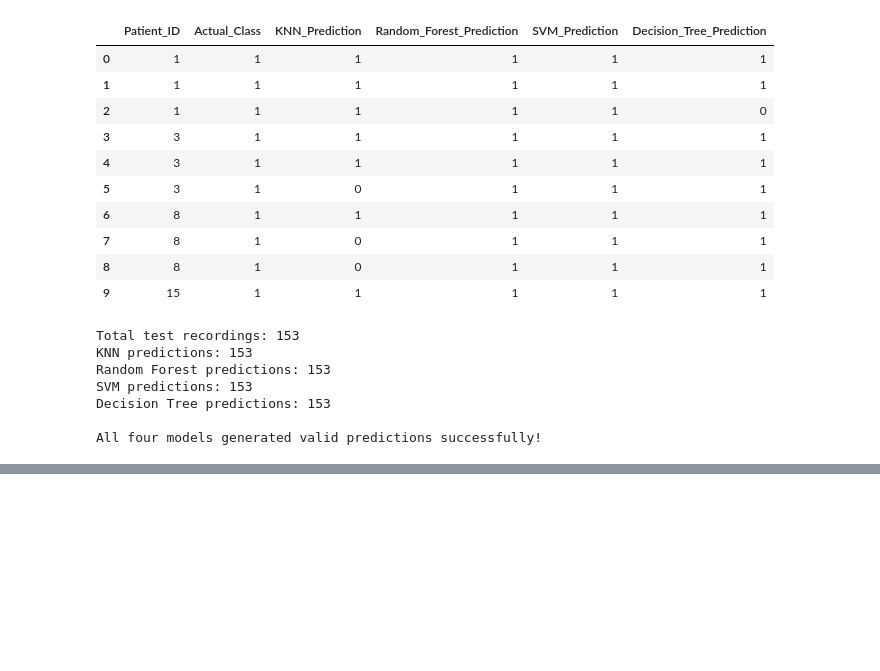
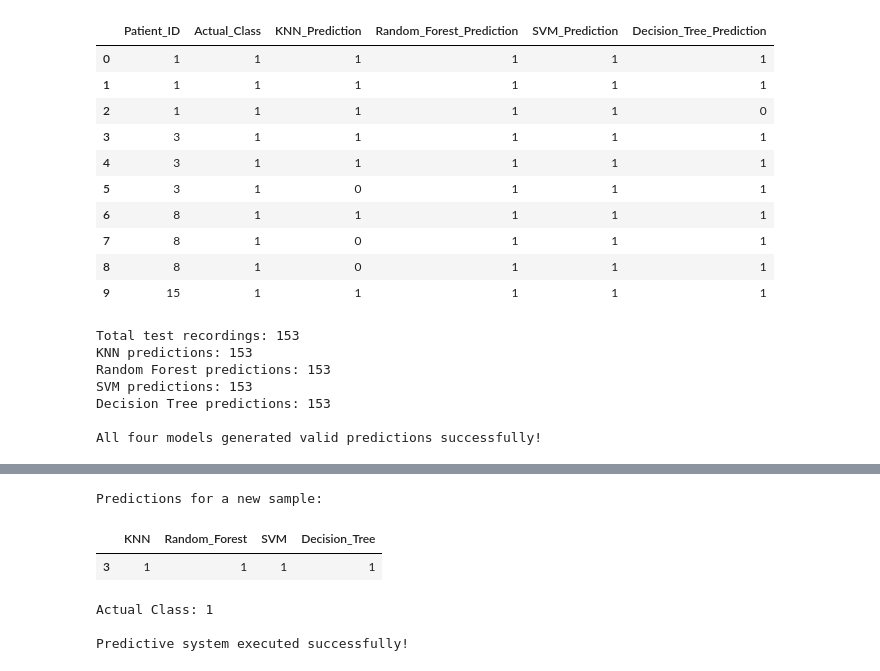
Before and after one commit to UbaidUllah777/CSCN8000_Assignment_1, a Jupyter notebook: Ubaid_Ullah_Assignment_1.ipynb, the cells around one changed output, grey strips where cells are left out. Cells and saved outputs as stored; diff of their text form; code cells hidden in the pictures; blank space fills up the shorter version.

```diff
--- a/Ubaid_Ullah_Assignment_1.ipynb
+++ b/Ubaid_Ullah_Assignment_1.ipynb
@@ -693,0 +714,69 @@ All four models generated valid predictions successfully!
+# %%
+# Question 5: Build a predictive system
+
+def predict_parkinsons(new_sample):
+    """
+    Predict Parkinson's disease using four trained classifiers.
+
+    Parameters:
+        new_sample: pandas DataFrame containing 753 features.
+
+    Returns:
+        DataFrame containing predictions from all four models.
+    """
+
+    # Validate input
+    if not isinstance(new_sample, pd.DataFrame):
+        raise TypeError("Input must be a pandas DataFrame.")
+
+    # Validate feature names
+    missing = X_train.columns.difference(new_sample.columns)
+    extra = new_sample.columns.difference(X_train.columns)
+
+    if len(missing) > 0 or len(extra) > 0:
+        raise ValueError(
+            f"Feature mismatch: {len(missing)} missing, "
+            f"{len(extra)} unexpected."
+        )
+
+    # Ensure correct feature order
+    new_sample = new_sample.loc[:, X_train.columns]
+
+    # Standardize using the existing training scaler
+    scaled_sample = pd.DataFrame(
+        scaler.transform(new_sample),
+        columns=X_train.columns,
+        index=new_sample.index
+    )
+
+    # Generate predictions from all four models
+    results = pd.DataFrame({
+        "KNN": knn_model.predict(scaled_sample),
+        "Random_Forest": rf_model.predict(new_sample),
+        "SVM": svm_model.predict(scaled_sample),
+        "Decision_Tree": dt_model.predict(new_sample)
+    }, index=new_sample.index)
+
+    return results
+
+
+# Demonstrate with a recording not used during training
+new_sample = X_test.iloc[[0]].copy()
+
+# Predict using the system
+new_predictions = predict_parkinsons(new_sample)
+
+print("Predictions for a new sample:")
+display(new_predictions)
+
+# Compare with known label for verification
+print("Actual Class:", y_test.loc[new_sample.index[0]])
+
+print("\nPredictive system executed successfully!")
+# %% [output]
+Predictions for a new sample:
+|  | KNN | Random_Forest | SVM | Decision_Tree |
+| 3 | 1 | 1 | 1 | 1 |
+Actual Class: 1
+
+Predictive system executed successfully!
```
Also changed, not shown: parts of 8 cells of this notebook, 2 other files.
